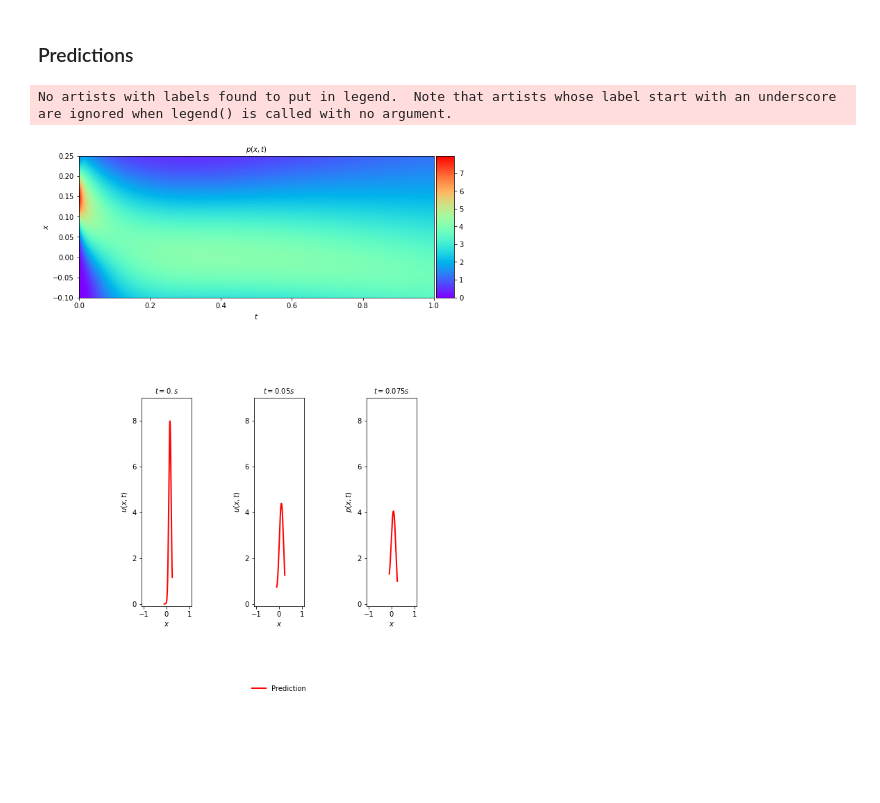
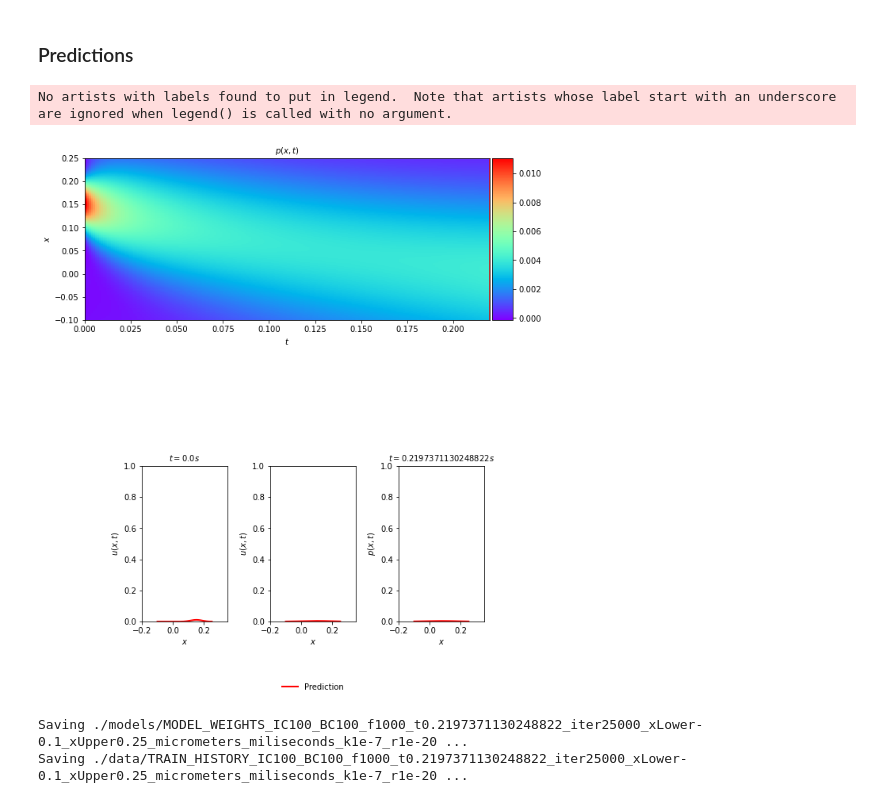
Before and after one commit to ElHuaco/PINN-fokker-planck, a Jupyter notebook: src/OUR CODE/comparison.ipynb, the cells around one changed output. Saved outputs shown, nothing was run; the diff lists cells and outputs as text; code cells hidden in the pictures; blank space fills up the shorter version.

```diff
--- a/src/OUR CODE/comparison.ipynb
+++ b/src/OUR CODE/comparison.ipynb
@@ -57,8 +57,8 @@ D = D * 1e-3 * 1e+12 # m^2/s -> µm^2/ms
 #collocation points for every position and every time
 x_lower = -0.1
 x_upper = 0.25
-dx = (x_upper - x_lower) / 2560
-x = np.linspace(x_lower, x_upper, 2560) # µm line
+dx = (x_upper - x_lower) / 350
+x = np.linspace(x_lower, x_upper, 350) # µm line
 t_lower = 0
 t_upper = 2 * D # Typical time is D
 N_steps=200
@@ -66,7 +66,7 @@ t = np.linspace(t_lower, t_upper, N_steps) # ms interval
 X, T = np.meshgrid(x,t)
 # Initial Condition
 psol=np.zeros((len(x),len(t)))
-psol[:,0]=(norm.pdf(x,loc=0.15,scale=0.05)).T
+psol[:,0]=real[0]
 print(f"{A = } [ms^-1], {D = } [µm^2/ms]")
 
 maxiter = 25000
@@ -556,10 +560,10 @@ PINN = Sequentialmodel(layers, low_bound, up_bound,
                       A=A,
                       D=D)
 
-#init_params = PINN.get_weights().numpy()
-init_params = np.loadtxt("./models/MODEL_WEIGHTS_IC100_BC100_f1000_t0.2197371130248822_iter25000_xLower-0.1_xUpper0.25_micrometers_miliseconds_k1e-7_r1e-20.txt")
-PINN.set_weights(init_params)
-PINN.set_training_history("./data/TRAIN_HISTORY_IC100_BC100_f1000_t0.2197371130248822_iter25000_xLower-0.1_xUpper0.25_micrometers_miliseconds_k1e-7_r1e-20.csv")
+init_params = PINN.get_weights().numpy()
+#init_params = np.loadtxt("./models/MODEL_WEIGHTS_IC100_BC100_f1000_t0.2197371130248822_iter25000_xLower-0.1_xUpper0.25_micrometers_miliseconds_k1e-7_r1e-20.txt")
+#PINN.set_weights(init_params)
+#PINN.set_training_history("./data/TRAIN_HISTORY_IC100_BC100_f1000_t0.2197371130248822_iter25000_xLower-0.1_xUpper0.25_micrometers_miliseconds_k1e-7_r1e-20.csv")
 
 
 start_time = time.time()
@@ -645,0 +610,7 @@ No artists with labels found to put in legend.  Note that artists whose label st
+# %%
+PINN.set_weights(results.x)
+p_pred = PINN.evaluate(X_p_test)
+p_pred = np.reshape(p_pred,(350, 200),order='F')                        # Fortran Style ,stacked column wise!
+
+''' Solution Plot '''
+differenceplot(p_pred ,real.T ,X_p_test)
@@ -654,26 +701,32 @@ accuracy(p_pred/np.sum(p_pred[0]) ,real.T/np.sum(real.T[0]))
 # %% [markdown]
 ### Predictions
 # %%
-x_lower = -0.1
+'''x_lower = -0.1
 x_upper = 0.25
 x = np.linspace(x_lower, x_upper, 256)
 t_lower = 0
 t_upper = 1
 t = np.linspace(t_lower, t_upper, 1000)
 psol=np.zeros((256,1000)) #NOT COMPUTED YET
-psol[:,0]=norm.pdf(x,0.5,0.05).T #INITIAL CONDITION
+psol[:,0]=norm.pdf(x,0.5,0.05).T #INITIAL CONDITION'''
 
 #collocation points for every position and every time
-X, T = np.meshgrid(x,t)
-X_p_test = np.hstack((X.flatten()[:, None], T.flatten()[:, None]))
+#X, T = np.meshgrid(x,t)
+#X_p_test = np.hstack((X.flatten()[:, None], T.flatten()[:, None]))
 p_pred = PINN.evaluate(X_p_test)
 
 
-p_pred = np.reshape(p_pred,(256,1000),order='F')
-solutionplot(p_pred,X_p_test)
+p_pred = np.reshape(p_pred,(350,200),order='F')
+solutionplot(p_pred, X_p_test)
 # %% [output]
 No artists with labels found to put in legend.  Note that artists whose label start with an underscore are ignored when legend() is called with no argument.
-[figure, old version]
+[figure, new version]
+# %%
+save_model_weights(PINN)
+save_train_history(PINN)
+# %% [output]
+Saving ./models/MODEL_WEIGHTS_IC100_BC100_f1000_t0.2197371130248822_iter25000_xLower-0.1_xUpper0.25_micrometers_miliseconds_k1e-7_r1e-20 ...
+Saving ./data/TRAIN_HISTORY_IC100_BC100_f1000_t0.2197371130248822_iter25000_xLower-0.1_xUpper0.25_micrometers_miliseconds_k1e-7_r1e-20 ...
 # %%
 import pandas as pd
 data_filename = # PUT PERTINENT TRAIN_HISTORY HERE
```
Also changed, not shown: parts of 6 cells of this notebook.
